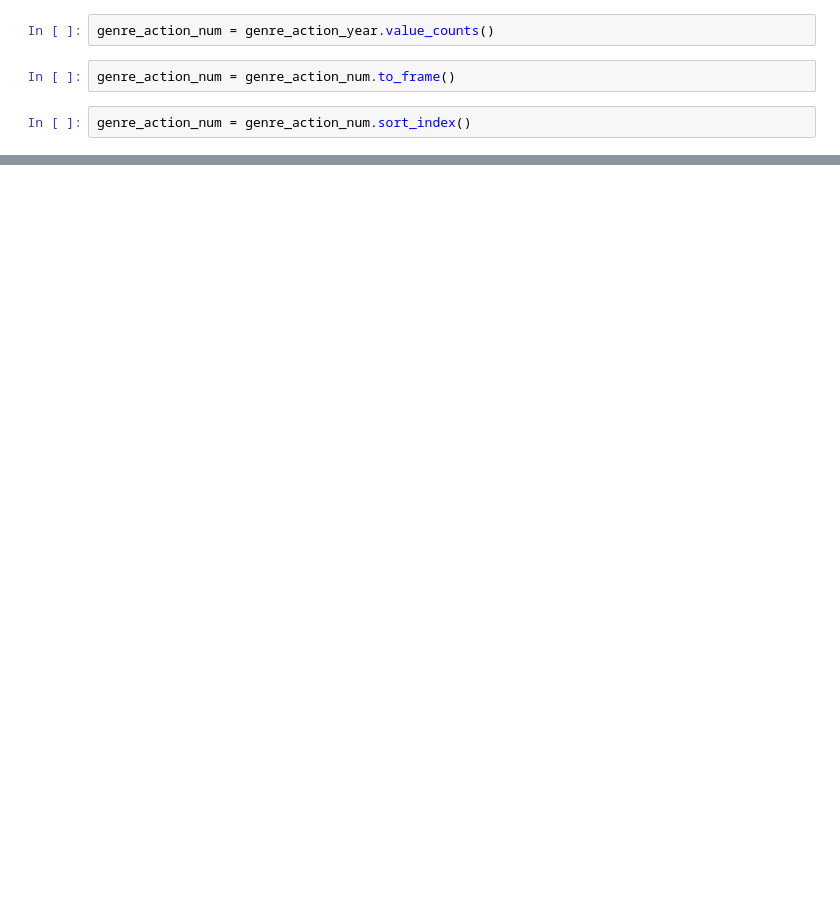
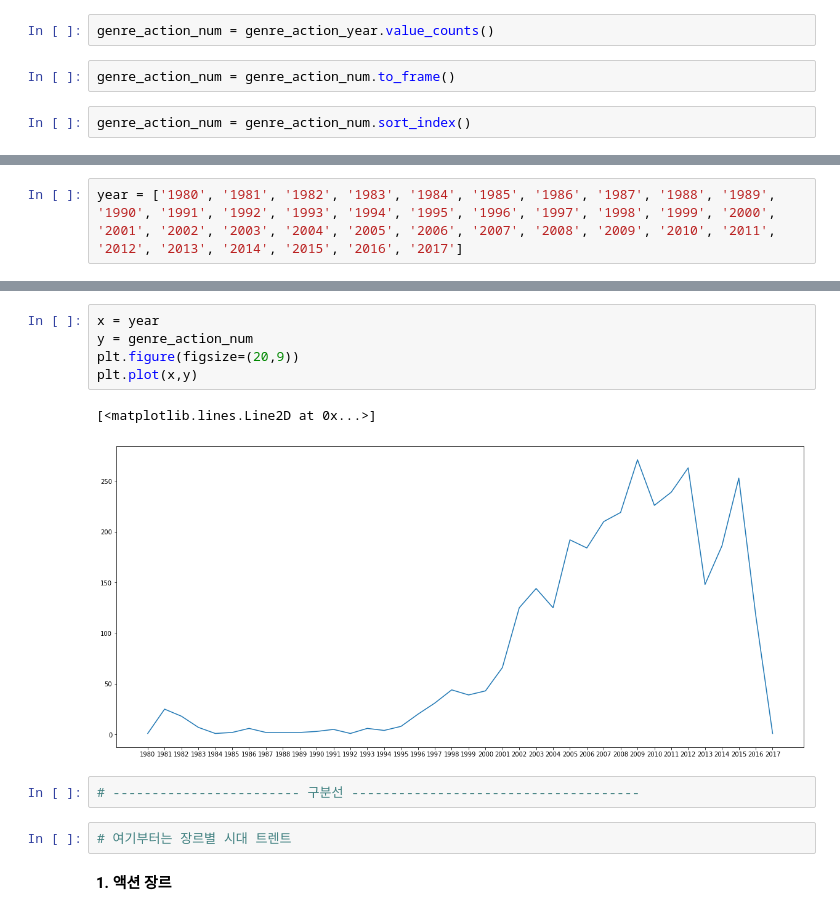
Before and after one commit to hoonputer/Section1_Project, a Jupyter notebook: Untitled6.ipynb, the cells around one changed output, grey strips where cells are left out. Cells and saved outputs as stored; diff of their text form; blank space fills up the shorter version.

```diff
--- a/Untitled6.ipynb
+++ b/Untitled6.ipynb
@@ -794,0 +766,2 @@ plt.show()
+# %%
+year = ['1980', '1981', '1982', '1983', '1984', '1985', '1986', '1987', '1988', '1989', '1990', '1991', '1992', '1993', '1994', '1995', '1996', '1997', '1998', '1999', '2000', '2001', '2002', '2003', '2004', '2005', '2006', '2007', '2008', '2009', '2010', '2011', '2012', '2013', '2014', '2015', '2016', '2017']
@@ -794,0 +797,14 @@ plt.show()
+# %%
+x = year
+y = genre_action_num
+plt.figure(figsize=(20,9))
+plt.plot(x,y)
+# %% [output]
+[<matplotlib.lines.Line2D at 0x...>]
+[figure, added]
+# %%
+# ------------------------ 구분선 -------------------------------------
+# %%
+# 여기부터는 장르별 시대 트렌트
+# %% [markdown]
+**1. 액션 장르**
```
Also changed, not shown: parts of 67 cells of this notebook.
